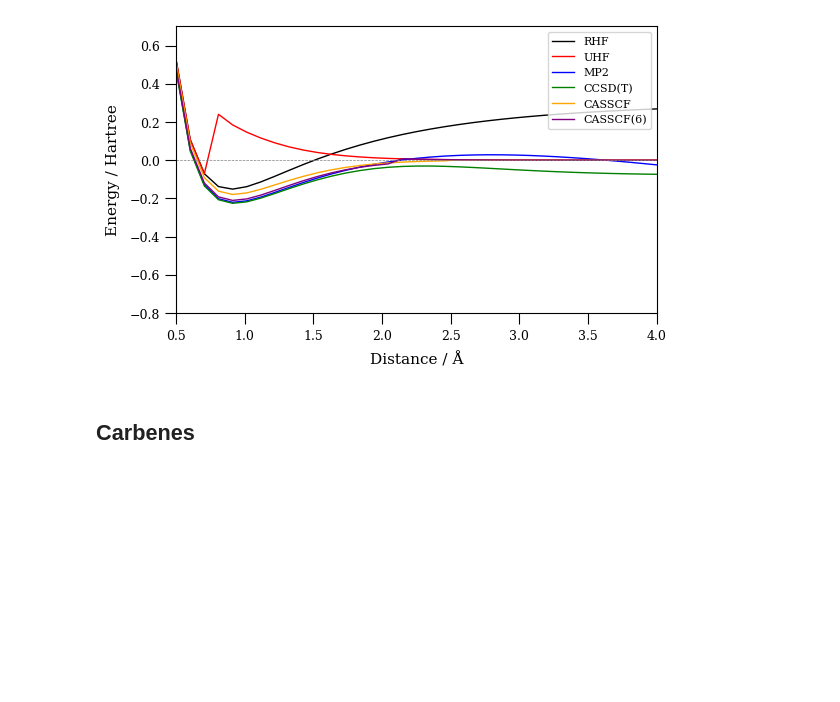
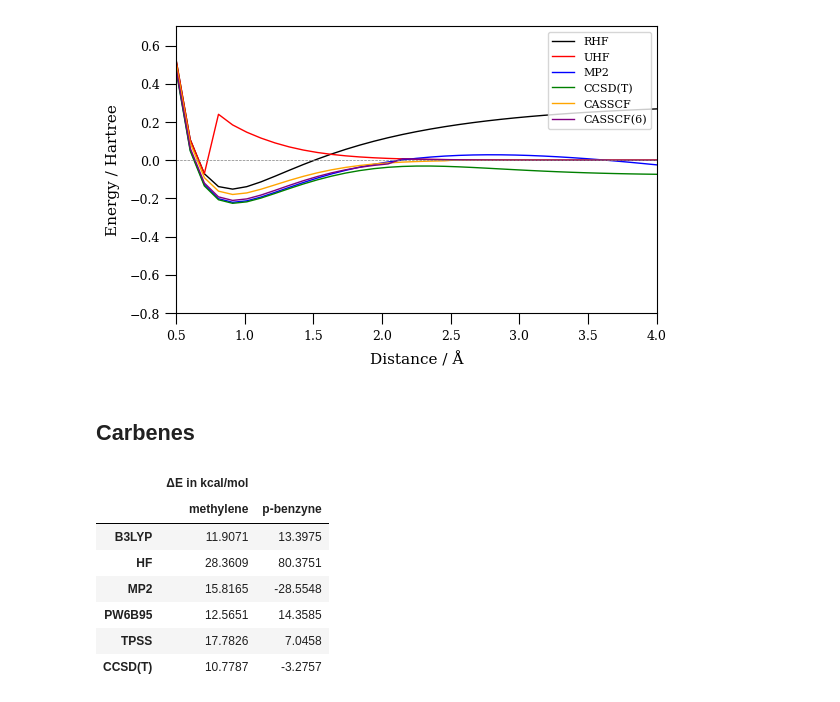
Before and after one commit to fabianherpell/qc2-application, a Jupyter notebook: Multireference/auswertung.ipynb, the cells around one changed output. Saved outputs shown, nothing was run; the diff lists cells and outputs as text; code cells hidden in the pictures; blank space fills up the shorter version.

Commit message:
carbenes except angles done

```diff
--- a/Multireference/auswertung.ipynb
+++ b/Multireference/auswertung.ipynb
@@ -237,3 +250,84 @@ save_plot_as_pdf(fig, 'Plots/Relative_energies.pdf')
 [figure]
 # %% [markdown]
 ## Carbenes
+# %%
+######### Methylene
+# Load data
+with open('../Carbenes/Carbenes_M-energies', 'r') as f:
+    lines = f.readlines()
+#lines = lines[2::2]
+
+Methylene = np.loadtxt(lines)
+m_B3LYP_singlet = Methylene[0]
+m_B3LYP_triplet = Methylene[1]
+m_HF_singlet = Methylene[2]
+m_HF_triplet = Methylene[3]
+m_MP2_singlet = Methylene[10]
+m_MP2_triplet = Methylene[11]
+m_PW6B95_singlet = Methylene[4]
+m_PW6B95_triplet = Methylene[5]
+m_TPSS_singlet = Methylene[6]
+m_TPSS_triplet = Methylene[7]
+m_CCSDT_singlet = Methylene[8]
+m_CCSDT_triplet = Methylene[9]
+
+# energy gaps
+m_B3LYP_gap = m_B3LYP_singlet - m_B3LYP_triplet
+m_HF_gap = m_HF_singlet - m_HF_triplet
+m_MP2_gap = m_MP2_singlet - m_MP2_triplet
+m_PW6B95_gap = m_PW6B95_singlet - m_PW6B95_triplet
+m_TPSS_gap = m_TPSS_singlet - m_TPSS_triplet
+m_CCSDT_gap = m_CCSDT_singlet - m_CCSDT_triplet
+
+
+######### p-Benzyne
+# Load data
+with open('../Carbenes/Carbenes_B-energies', 'r') as f:
+    lines = f.readlines()
+#lines = lines[2::2]
+
+Benzyne = np.loadtxt(lines)
+p_B3LYP_singlet = Benzyne[0]
+p_B3LYP_triplet = Benzyne[1]
+p_HF_singlet = Benzyne[2]
+p_HF_triplet = Benzyne[3]
+p_MP2_singlet = Benzyne[10]
+p_MP2_triplet = Benzyne[11]
+p_PW6B95_singlet = Benzyne[4]
+p_PW6B95_triplet = Benzyne[5]
+p_TPSS_singlet = Benzyne[6]
+p_TPSS_triplet = Benzyne[7]
+p_CCSDT_singlet = Benzyne[8]
+p_CCSDT_triplet = Benzyne[9]
+
+# energy gaps
+p_B3LYP_gap = p_B3LYP_singlet - p_B3LYP_triplet
+p_HF_gap = p_HF_singlet - p_HF_triplet
+p_MP2_gap = p_MP2_singlet - p_MP2_triplet
+p_PW6B95_gap = p_PW6B95_singlet - p_PW6B95_triplet
+p_TPSS_gap = p_TPSS_singlet - p_TPSS_triplet
+p_CCSDT_gap = p_CCSDT_singlet - p_CCSDT_triplet
+
+########## plot energy gaps
+# convert to pandas dataframe and add column names
+names = ['B3LYP', 'HF', 'MP2', 'PW6B95', 'TPSS', 'CCSD(T)']
+df = pd.DataFrame({'methylene': [m_B3LYP_gap, m_HF_gap, m_MP2_gap, m_PW6B95_gap, m_TPSS_gap, m_CCSDT_gap], 'p-benzyne': [p_B3LYP_gap, p_HF_gap, p_MP2_gap, p_PW6B95_gap, p_TPSS_gap, p_CCSDT_gap]}, index=names)
+df.columns = pd.MultiIndex.from_product([['ΔE in kcal/mol'], df.columns])
+
+# convert to kcal/mol with Na and J-->kcal
+df = df*627.503
+
+# print dataframe
+display(round(df,4))
+
+#convert table to latex
+print(df.to_latex(float_format="%.4f", escape=False))
+# %% [output]
+|  | ΔE in kcal/mol |  |
+|  | methylene | p-benzyne |
+| B3LYP | 11.9071 | 13.3975 |
+| HF | 28.3609 | 80.3751 |
+| MP2 | 15.8165 | -28.5548 |
+| PW6B95 | 12.5651 | 14.3585 |
+| TPSS | 17.7826 | 7.0458 |
+| CCSD(T) | 10.7787 | -3.2757 |
```
Also changed, not shown: parts of 2 cells of this notebook, 22 other files.
